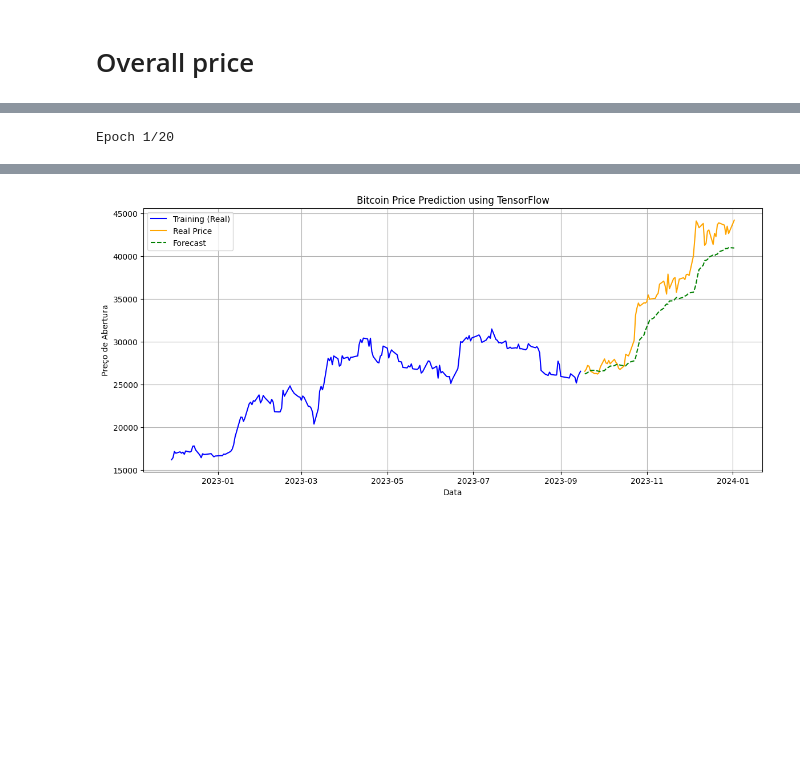
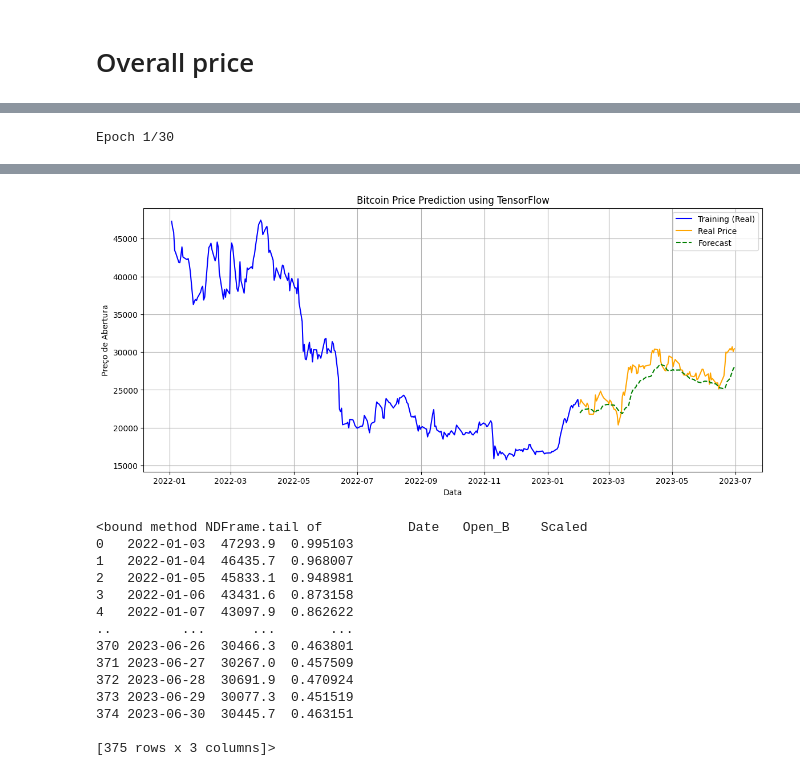
Before and after one commit to Jaum1204/StockBTC-Sentiment-Price, a Jupyter notebook: Visualization.ipynb, the cells around one changed output, grey strips where cells are left out. Cells and saved outputs as stored; diff of their text form; code cells hidden in the pictures; blank space fills up the shorter version.

```diff
--- a/Visualization.ipynb
+++ b/Visualization.ipynb
@@ -35,7 +35,6 @@ plt.show()
 # %%
 prices.reset_index(inplace=True)
 prices = prices[['Date', 'Open_B']].dropna()
-#prices = prices[prices['Date'] >= '2016-01-01'].reset_index(drop=True)
 
 scaler = MinMaxScaler()
 scaled = scaler.fit_transform(prices[['Open_B']])
@@ -59,7 +58,7 @@ model = Sequential([
     Dense(1)
 ])
 model.compile(optimizer='adam', loss='mse')
-model.fit(X_train, y_train, epochs=20, batch_size=32, validation_data=(X_test, y_test))
+model.fit(X_train, y_train, epochs=30, batch_size=32, validation_data=(X_test, y_test))
 
 y_pred = model.predict(X_test)
 y_pred_inv = scaler.inverse_transform(y_pred)
@@ -79,5 +78,6 @@ plt.ylabel('Preço de Abertura')
 plt.legend()
 plt.grid()
 plt.show()
+prices.tail
 # %% [output]
-Epoch 1/20
+Epoch 1/30
@@ -101 +101,15 @@ Epoch 20/20
-[figure, old version]
+[figure, new version]
+<bound method NDFrame.tail of           Date   Open_B    Scaled
+0   2022-01-03  47293.9  0.995103
+1   2022-01-04  46435.7  0.968007
+2   2022-01-05  45833.1  0.948981
+3   2022-01-06  43431.6  0.873158
+4   2022-01-07  43097.9  0.862622
+..         ...      ...       ...
+370 2023-06-26  30466.3  0.463801
+371 2023-06-27  30267.0  0.457509
+372 2023-06-28  30691.9  0.470924
+373 2023-06-29  30077.3  0.451519
+374 2023-06-30  30445.7  0.463151
+
+[375 rows x 3 columns]>
```
Also changed, not shown: parts of 4 cells of this notebook, 5 other files.
